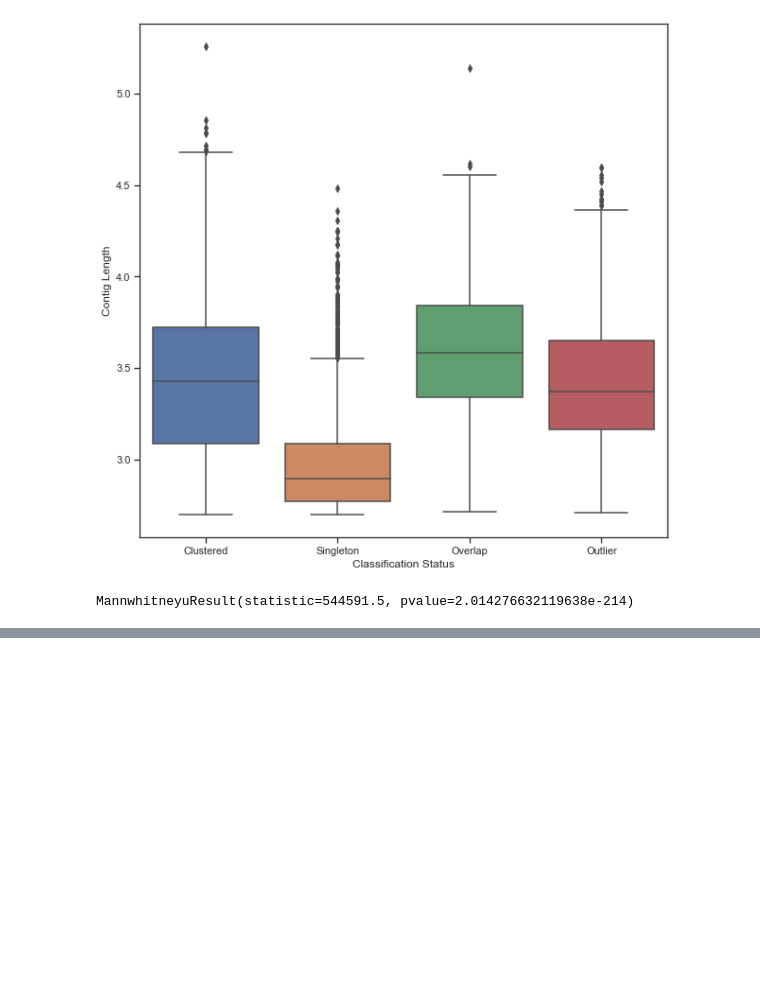
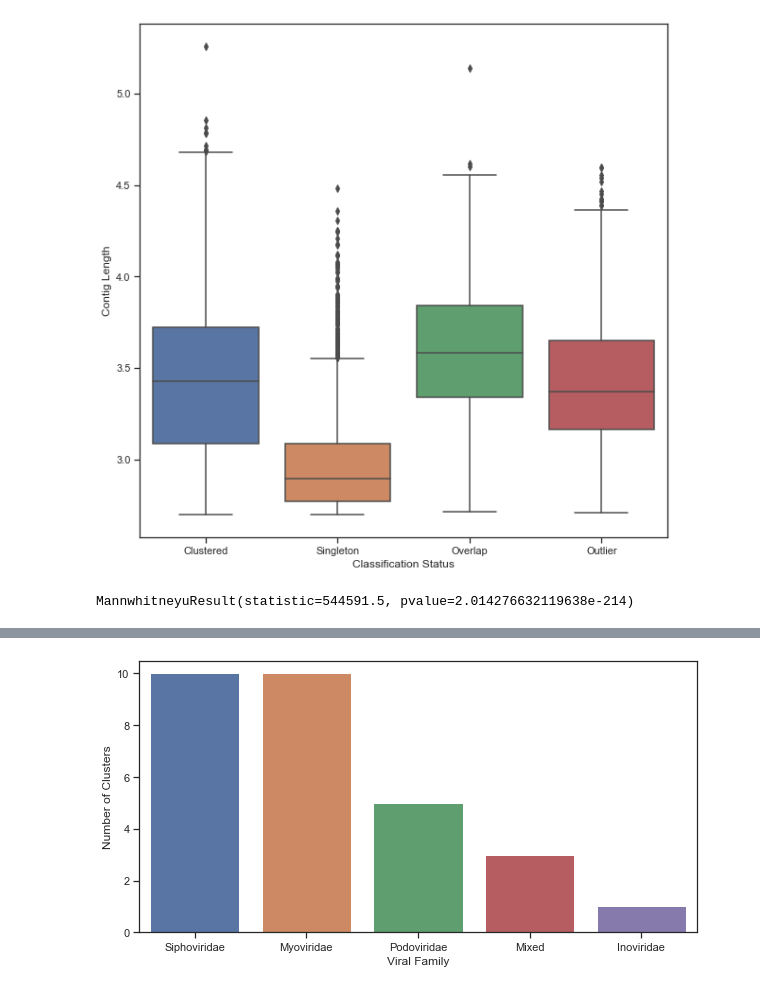
Before and after one commit to Matthijnssenslab/Beevir, a Jupyter notebook: 3Vcontact/B_Vcontact_stats.ipynb, the cells around one changed output, grey strips where cells are left out. Cells and saved outputs as stored; diff of their text form; code cells hidden in the pictures; blank space fills up the shorter version.

```diff
--- a/3Vcontact/B_Vcontact_stats.ipynb
+++ b/3Vcontact/B_Vcontact_stats.ipynb
@@ -164,0 +253,8 @@ antismash = ['BeeP-11-2013_NODE_10_length_45562_cov_39_780829', 'BeeP-11-2013_NO
+# %%
+famnames_5000 = ['Myoviridae','Podoviridae','Podoviridae','Myoviridae','Mixed','Myoviridae','Siphoviridae','Myoviridae','Podoviridae','Siphoviridae','Siphoviridae','Siphoviridae','Siphoviridae','Podoviridae','Inoviridae','Myoviridae','Myoviridae','Siphoviridae','Podoviridae','Myoviridae','Myoviridae','Myoviridae','Siphoviridae','Mixed','Siphoviridae','Myoviridae','Mixed','Siphoviridae','Siphoviridae']
+plt.figure(figsize=(10,5))
+g = sns.countplot(famnames_5000, order=['Siphoviridae','Myoviridae','Podoviridae','Mixed','Inoviridae'])
+g.set(xlabel="Viral Family",ylabel="Number of Clusters")
+g.figure.savefig('figures/Cluster_names_5000.svg',dpi=300)
+# %% [output]
+[figure, added]
```
Also changed, not shown: parts of 8 cells of this notebook, 27 other files.
